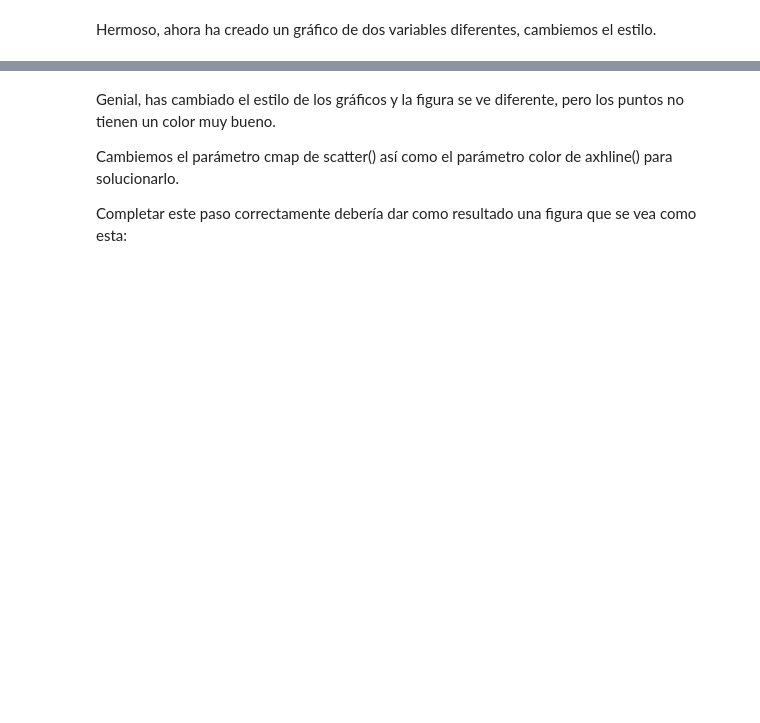
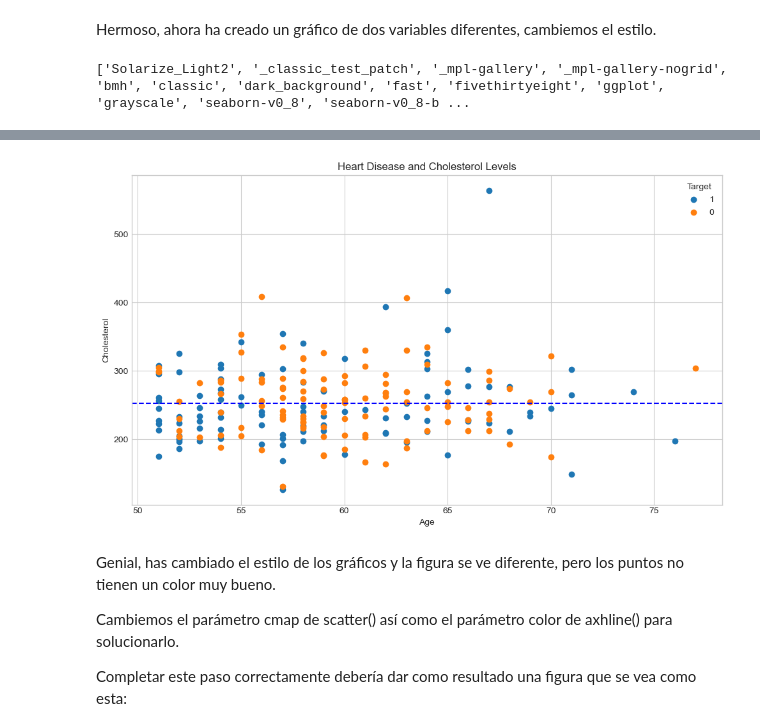
Before and after one commit to AlexDotel/Practicas-Machine-Learning, a Jupyter notebook: Ejercicio_Matplotlib.ipynb, the cells around one changed output, grey strips where cells are left out. Saved outputs shown, nothing was run; the diff lists cells and outputs as text; code cells hidden in the pictures; blank space fills up the shorter version.

```diff
--- a/Ejercicio_Matplotlib.ipynb
+++ b/Ejercicio_Matplotlib.ipynb
@@ -494,7 +495,12 @@ plt.show()
 Hermoso, ahora ha creado un gráfico de dos variables diferentes, cambiemos el estilo.
 # %%
 # Verifique qué estilos están disponibles en plt
+print(plt.style.available)
+
 # Cambie el estilo para usar "seaborn-whitegrid"
+plt.style.use('seaborn-v0_8-whitegrid')
+# %% [output]
+['Solarize_Light2', '_classic_test_patch', '_mpl-gallery', '_mpl-gallery-nogrid', 'bmh', 'classic', 'dark_background', 'fast', 'fivethirtyeight', 'ggplot', 'grayscale', 'seaborn-v0_8', 'seaborn-v0_8-b ...
 # %% [markdown]
 Ahora que se cambió el estilo, volveremos a graficar la misma figura de arriba y veremos cómo se ve.
 
@@ -513,3 +509,29 @@ Si has cambiado el estilo correctamente, debería verse como lo siguiente:
+# %%
+# Reproduce la misma figura que la anterior con el estilo "seaborn-whitegrid"
+# Filtrar pacientes mayores de 50 años
+df_filtered = heart_disease[heart_disease['age'] > 50]
+# Separar por clase objetivo
+df_0 = df_filtered[df_filtered['target'] == 0]
+df_1 = df_filtered[df_filtered['target'] == 1]
+# Crear el gráfico
+plt.figure(figsize=(10, 6))
+# Puntos para target = 1
+plt.scatter(df_1['age'], df_1['chol'], label='1', alpha=1, cmap='scatter')
+# Puntos para target = 0
+plt.scatter(df_0['age'], df_0['chol'], label='0', alpha=1, cmap='scatter')
+# Línea horizontal con la media del colesterol
+mean_chol = df_filtered['chol'].mean()
+plt.axhline(y=mean_chol, color='blue', linestyle='--')
+# Títulos y etiquetas
+plt.title('Heart Disease and Cholesterol Levels')
+plt.xlabel('Age')
+plt.ylabel('Cholesterol')
+plt.legend(title='Target')
+plt.tight_layout()
+# Cambie el estilo para usar "seaborn-v0_8-darkgrid"
+plt.show()
+# %% [output]
+[figure, added]
 # %% [markdown]
 Genial, has cambiado el estilo de los gráficos y la figura se ve diferente, pero los puntos no tienen un color muy bueno.
 
```
Also changed, not shown: parts of 8 cells of this notebook, 3 other files.
